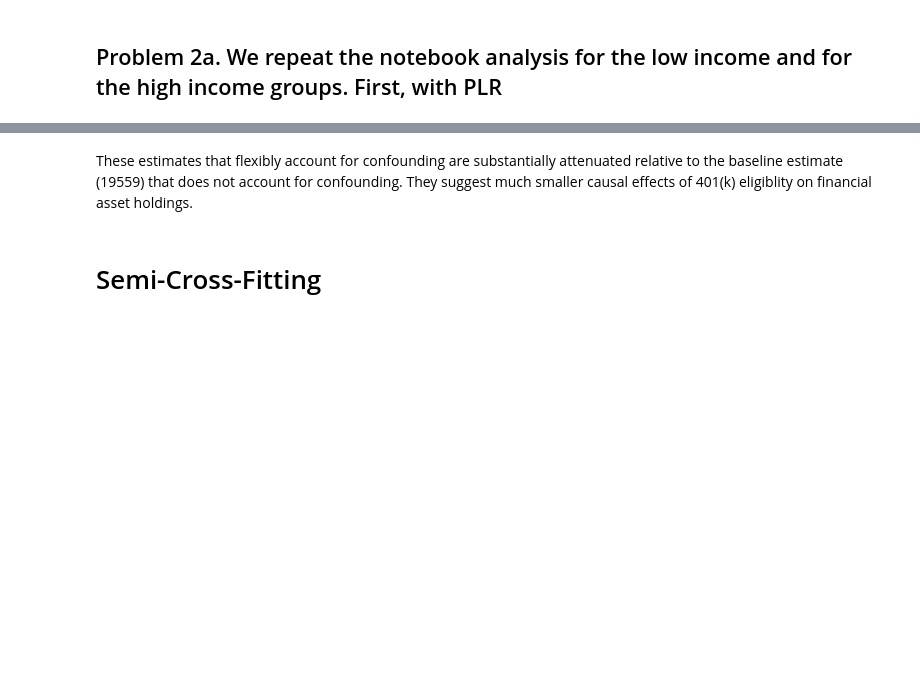
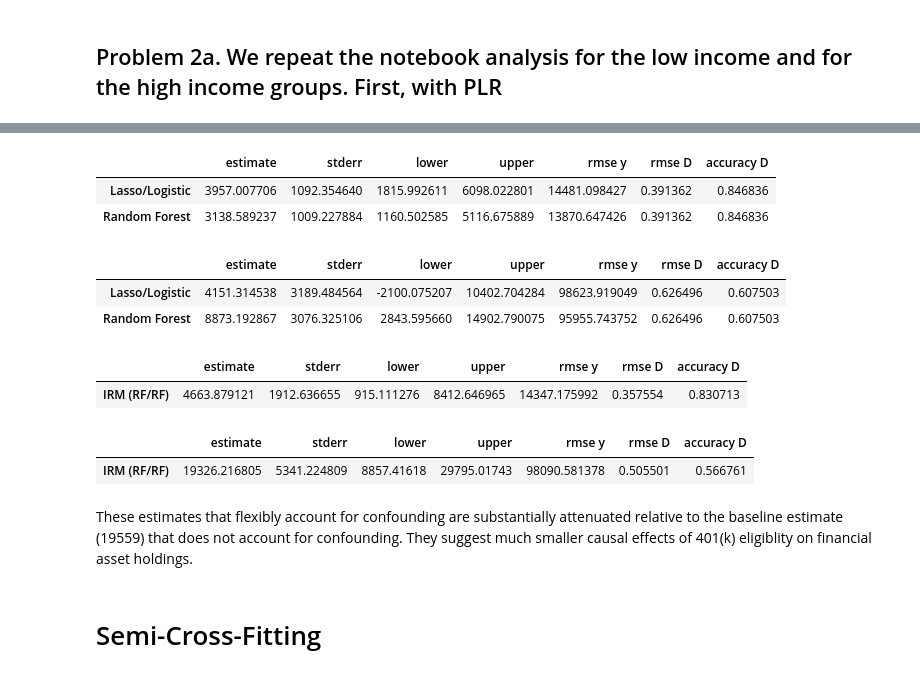
Before and after one commit to justinye23/hello-world, a Jupyter notebook: PM4/python-dml-401k.ipynb, the cells around one changed output, grey strips where cells are left out. Drawn from its saved outputs; the diff is of its cells as text; code cells hidden in the pictures; blank space fills up the shorter version.

```diff
--- a/PM4/python-dml-401k.ipynb
+++ b/PM4/python-dml-401k.ipynb
@@ -975,7 +979,12 @@ high_income_data = data[data["inc"] >= high_income_threshold]
 def prepare_subgroup(data_subset):
     y = data_subset["net_tfa"].values
     D = data_subset["e401"].values
-    X = data_subset.drop(["net_tfa", "e401", ...], axis=1)  # Same as original notebook
+    X = data_subset.drop(['e401', 'p401', 'a401', 'tw', 'tfa', 'net_tfa', 'tfa_he',
+               'hval', 'hmort', 'hequity',
+               'nifa', 'net_nifa', 'net_n401', 'ira',
+               'dum91', 'icat', 'ecat', 'zhat',
+               'i1', 'i2', 'i3', 'i4', 'i5', 'i6', 'i7',
+               'a1', 'a2', 'a3', 'a4', 'a5'], axis=1)  # Same as original notebook
     return X, D, y
 
 X_low, D_low, y_low = prepare_subgroup(low_income_data)
@@ -998,11 +1007,23 @@ def run_plr_analysis(X, D, y, models):
 plr_low = run_plr_analysis(X_low, D_low, y_low, models_plr)
 plr_high = run_plr_analysis(X_high, D_high, y_high, models_plr)
 
-def run_irm_analysis(X, D, y):
-    model_y = RandomForestRegressor()
-    model_d = RandomForestClassifier()
+def run_irm_analysis(X, D, y, seed):
+    med_theta = np.median(seed_estimates.values[:, 0])
+    se_med = np.sqrt(np.median((seed_estimates.values[:, 1])**2 + (seed_estimates.values[:, 0] - med_theta)**2))
+    tabledr = pd.DataFrame({'estimate': med_theta,
+                        'stderr': se_med,
+                        'lower': med_theta - 1.96 * se_med,
+                        'upper': med_theta + 1.96 * se_med,
+                        'rmse y': np.median(seed_estimates.values[:, 4]),
+                        'rmse D': np.median(seed_estimates.values[:, 5]),
+                        'accuracy D': np.median(seed_estimates.values[:, 6]),
+                        }, index=['lasso/logistic'])
+    rfy = make_pipeline(transformer, RandomForestRegressor(n_estimators=100, min_samples_leaf=10, ccp_alpha=.001))
+    rfd = make_pipeline(transformer, RandomForestClassifier(n_estimators=100, min_samples_leaf=10, ccp_alpha=.001))
+    result = dr(X, D, y, rfy, rfy, rfd, nfolds=5)
     result = dr(X, D, y, model_y, model_y, model_d, nfolds=5)
-    return summary(*result, X, D, y, name="IRM (RF/RF)")
+    tabledr = pd.concat([tabledr, summary(*result, X, D, y, name='random forest')])
+    return tabledr
 
-irm_low = run_irm_analysis(X_low, D_low, y_low)
-irm_high = run_irm_analysis(X_high, D_high, y_high)
+irm_low = run_irm_analysis(X_low, D_low, y_low, seed_estimates)
+irm_high = run_irm_analysis(X_high, D_high, y_high, seed_estimates)
@@ -1011,3 +1030,25 @@ SyntaxError: closing parenthesis '}' does not match opening parenthesis '(' on l
+# %%
+plr_low
+# %% [output]
+|  | estimate | stderr | lower | upper | rmse y | rmse D | accuracy D |
+| Lasso/Logistic | 3957.007706 | 1092.354640 | 1815.992611 | 6098.022801 | 14481.098427 | 0.391362 | 0.846836 |
+| Random Forest | 3138.589237 | 1009.227884 | 1160.502585 | 5116.675889 | 13870.647426 | 0.391362 | 0.846836 |
+# %%
+plr_high
+# %% [output]
+|  | estimate | stderr | lower | upper | rmse y | rmse D | accuracy D |
+| Lasso/Logistic | 4151.314538 | 3189.484564 | -2100.075207 | 10402.704284 | 98623.919049 | 0.626496 | 0.607503 |
+| Random Forest | 8873.192867 | 3076.325106 | 2843.595660 | 14902.790075 | 95955.743752 | 0.626496 | 0.607503 |
+# %%
+irm_low
+# %% [output]
+|  | estimate | stderr | lower | upper | rmse y | rmse D | accuracy D |
+| IRM (RF/RF) | 4663.879121 | 1912.636655 | 915.111276 | 8412.646965 | 14347.175992 | 0.357554 | 0.830713 |
+# %%
+irm_high
+# %% [output]
+|  | estimate | stderr | lower | upper | rmse y | rmse D | accuracy D |
+| IRM (RF/RF) | 19326.216805 | 5341.224809 | 8857.41618 | 29795.01743 | 98090.581378 | 0.505501 | 0.566761 |
 # %% [markdown]
 These estimates that flexibly account for confounding are substantially attenuated relative to the baseline estimate (19559) that does not account for confounding. They suggest much smaller causal effects of 401(k) eligiblity on financial asset holdings.
 # %% [markdown]
```
Also changed, not shown: parts of 2 cells of this notebook.
